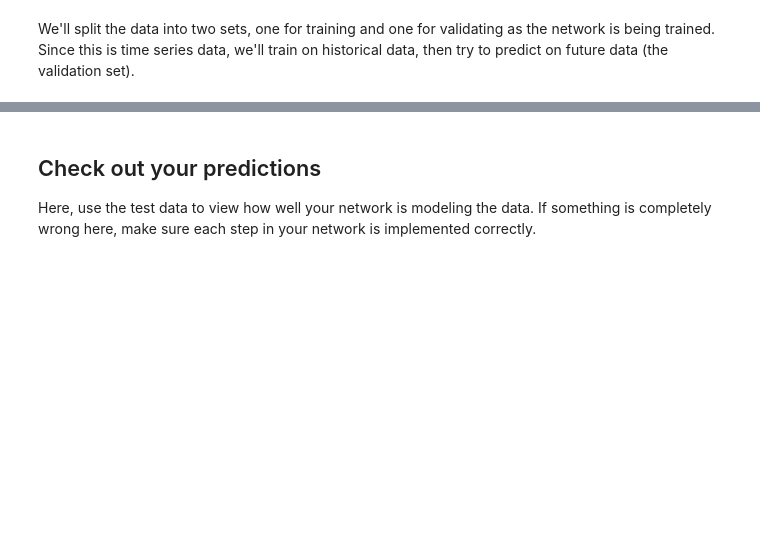
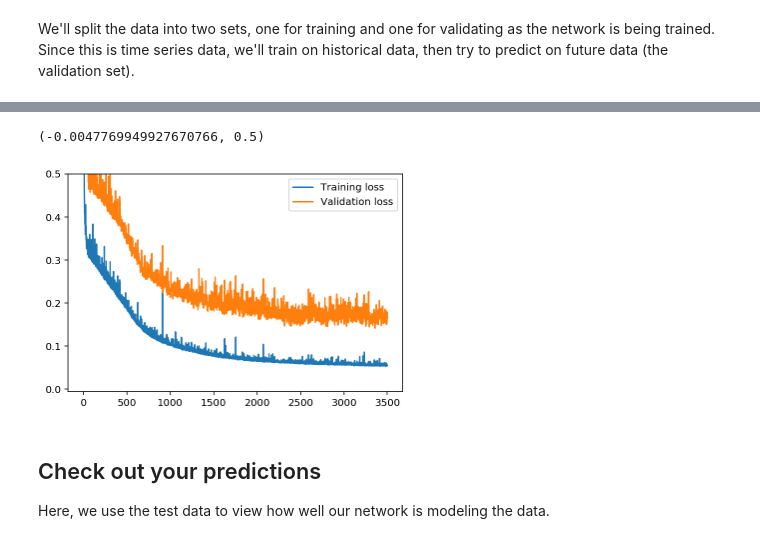
Before and after one commit to ricardosllm/udacity-nd101, a Jupyter notebook: p1/bike-sharing-nn.ipynb, the cells around one changed output, grey strips where cells are left out. Saved outputs shown, nothing was run; the diff lists cells and outputs as text; code cells hidden in the pictures; blank space fills up the shorter version.

```diff
--- a/p1/bike-sharing-nn.ipynb
+++ b/p1/bike-sharing-nn.ipynb
@@ -196,11 +177,10 @@ The more hidden nodes you have, the more accurate predictions the model will mak
 # %%
-%pdb
 import sys
 
-### Set the hyperparameters here ###
-epochs        = 1000 # 3000
-learning_rate = 0.01 # 0.01
-hidden_nodes  = 28   # 28
+### hyperparameters ###
+epochs        = 3500
+learning_rate = 0.01
+hidden_nodes  = 18
 output_nodes  = 1
 
 N_i = train_features.shape[1]
@@ -229,12 +208,15 @@ Progress: 42.2% ... Training loss: 1.666 ... Validation loss: 1.814
 # %%
 plt.plot(losses['train'], label='Training loss')
 plt.plot(losses['validation'], label='Validation loss')
 plt.legend()
-# plt.ylim(ymax=0.5)
+plt.ylim(ymax=0.5)
+# %% [output]
+(-0.0047769949927670766, 0.5)
+[figure, added]
 # %% [markdown]
 ## Check out your predictions
 
-Here, use the test data to view how well your network is modeling the data. If something is completely wrong here, make sure each step in your network is implemented correctly.
+Here, we use the test data to view how well our network is modeling the data.
 # %%
 fig, ax = plt.subplots(figsize=(8,4))
 
```
Also changed, not shown: parts of 14 cells of this notebook, 7 other files.
